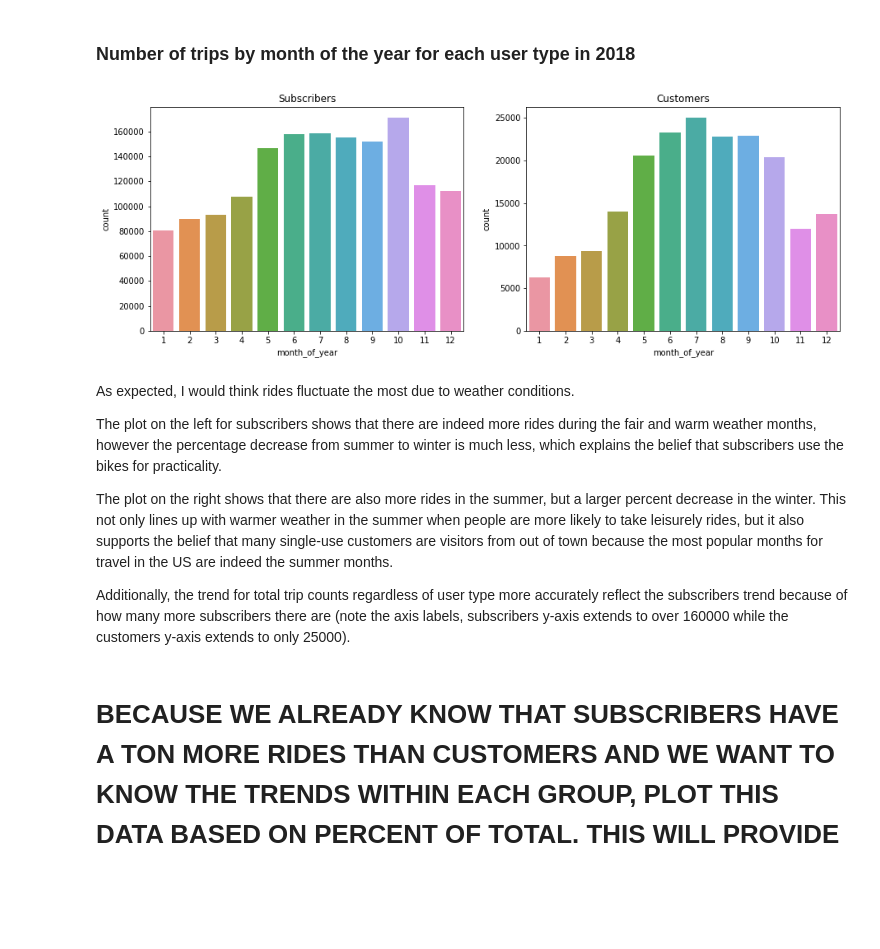
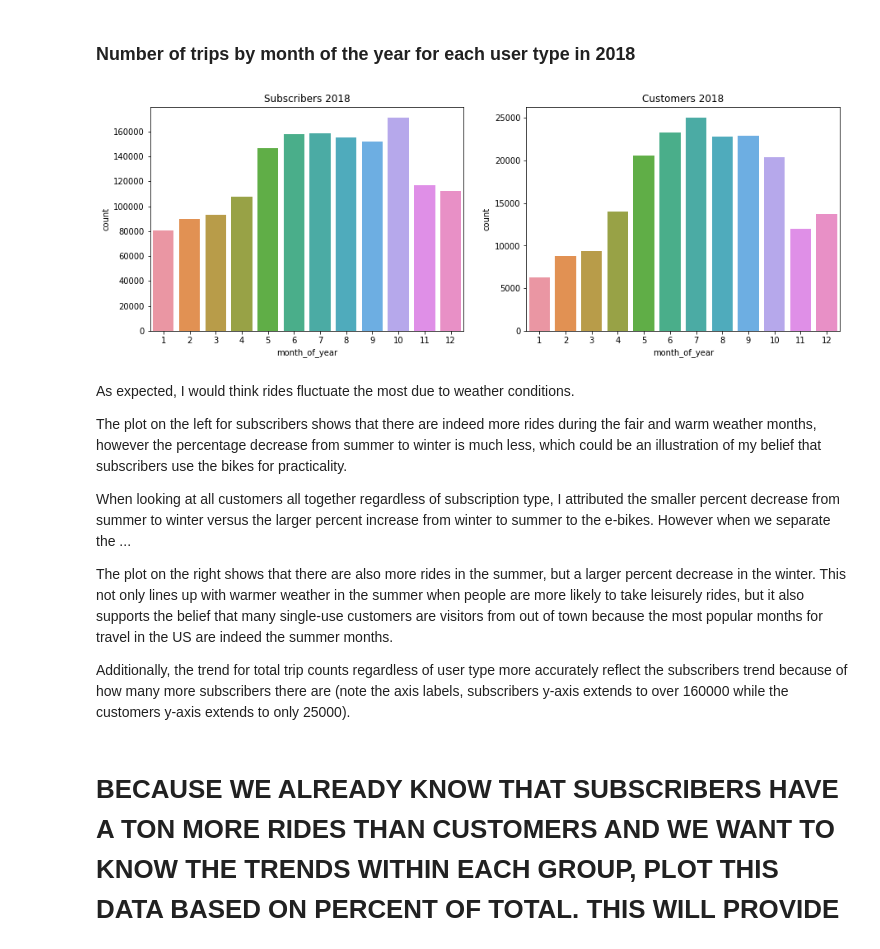
Before and after one commit to mga321/ford_gobike, a Jupyter notebook: ford-go-bike-exploratory-analysis.ipynb, the cells around one changed output. Saved outputs shown, nothing was run; the diff lists cells and outputs as text; code cells hidden in the pictures; blank space fills up the shorter version.

```diff
--- a/ford-go-bike-exploratory-analysis.ipynb
+++ b/ford-go-bike-exploratory-analysis.ipynb
@@ -586,21 +588,23 @@ len(df_customer_2018)
 # %%
 plt.figure(figsize = [15, 5]) # larger figure size for subplots
 
 # Subscriber plot
 plt.subplot(1, 2, 1) # 1 row, 2 cols, subplot 1
 sns.countplot(data = df_subscriber_2018, x ='month_of_year');
-plt.title('Subscribers');
+plt.title('Subscribers 2018');
 
 # Customer plot
 plt.subplot(1, 2, 2) # 1 row, 2 cols, subplot 2
 sns.countplot(data = df_customer_2018, x ='month_of_year');
-plt.title('Customers');
+plt.title('Customers 2018');
 # %% [output]
-[figure, old version]
+[figure, new version]
 # %% [markdown]
 As expected, I would think rides fluctuate the most due to weather conditions.
 
-The plot on the left for subscribers shows that there are indeed more rides during the fair and warm weather months, however the percentage decrease from summer to winter is much less, which explains the belief that subscribers use the bikes for practicality.
+The plot on the left for subscribers shows that there are indeed more rides during the fair and warm weather months, however the percentage decrease from summer to winter is much less, which could be an illustration of my belief that subscribers use the bikes for practicality.
+
+When looking at all customers all together regardless of subscription type, I attributed the smaller percent decrease from summer to winter versus the larger percent increase from winter to summer to the e-bikes. However when we separate the ...
 
 The plot on the right shows that there are also more rides in the summer, but a larger percent decrease in the winter. This not only lines up with warmer weather in the summer when people are more likely to take leisurely rides, but it also supports the belief that many single-use customers are visitors from out of town because the most popular months for travel in the US are indeed the summer months.
 
```
Also changed, not shown: parts of 4 cells of this notebook.
